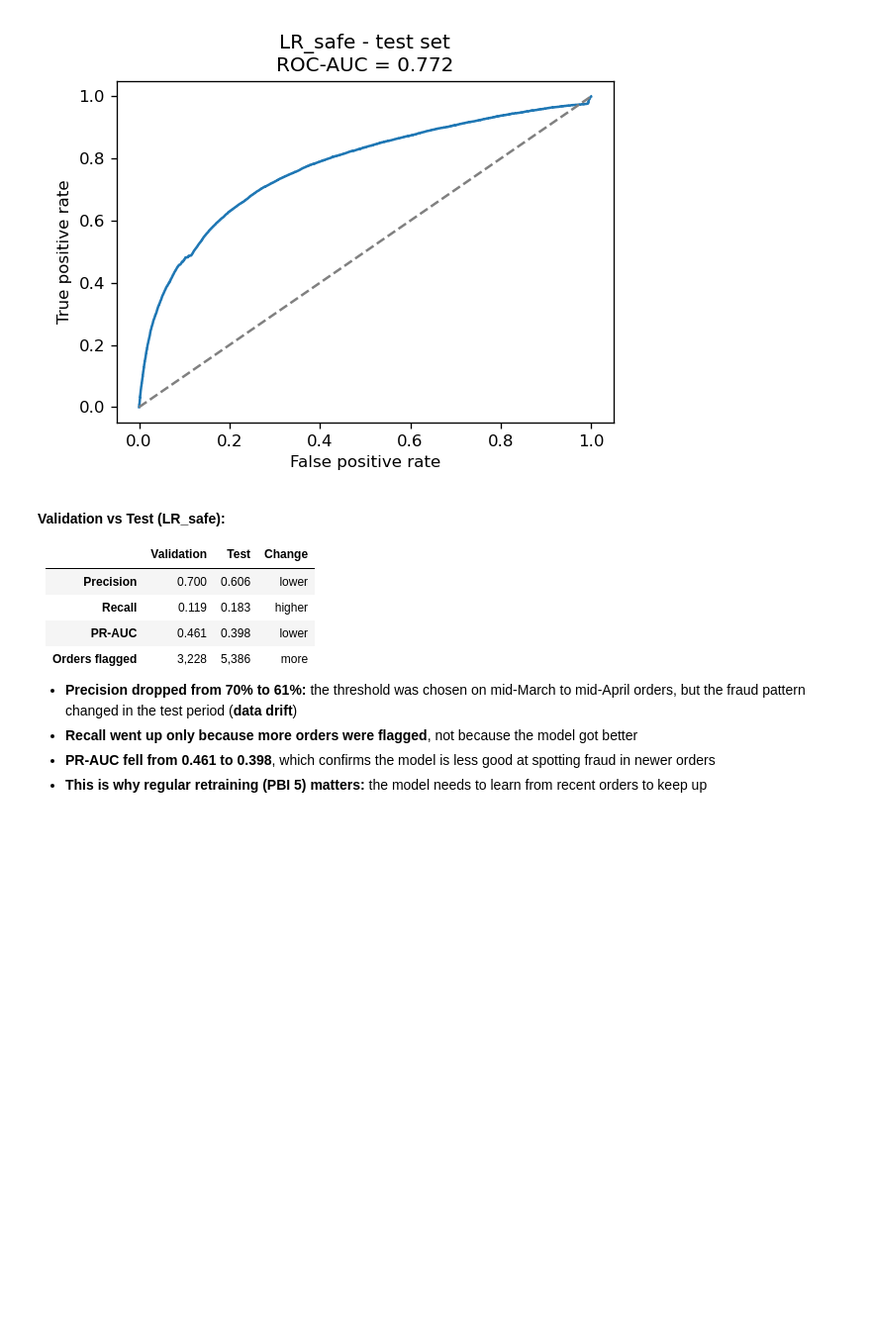
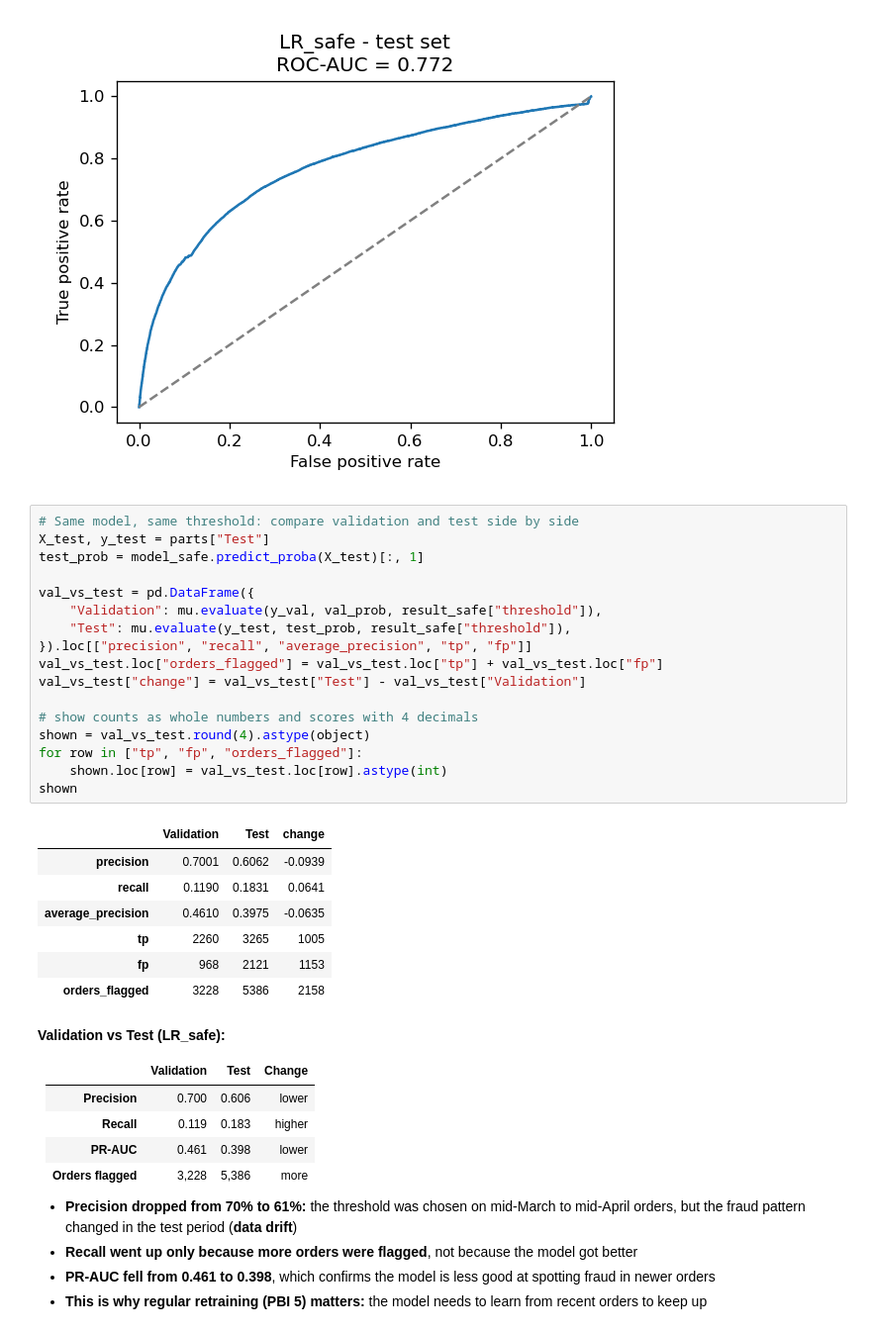
Before and after one commit to ABBYKETING/MLOps_CA1_group5, a Jupyter notebook: notebooks/logreg_yueliang.ipynb, the cells around one changed output. Shown at 99% size. Drawn from its saved outputs; the diff is of its cells as text; blank space fills up the shorter version.

```diff
--- a/notebooks/logreg_yueliang.ipynb
+++ b/notebooks/logreg_yueliang.ipynb
@@ -407,6 +412,31 @@ display(Image(plots / "confusion_matrix_test.png"), Image(plots / "precision_rec
 [figure]
 [figure]
 [figure]
+# %%
+# Same model, same threshold: compare validation and test side by side
+X_test, y_test = parts["Test"]
+test_prob = model_safe.predict_proba(X_test)[:, 1]
+
+val_vs_test = pd.DataFrame({
+    "Validation": mu.evaluate(y_val, val_prob, result_safe["threshold"]),
+    "Test": mu.evaluate(y_test, test_prob, result_safe["threshold"]),
+}).loc[["precision", "recall", "average_precision", "tp", "fp"]]
+val_vs_test.loc["orders_flagged"] = val_vs_test.loc["tp"] + val_vs_test.loc["fp"]
+val_vs_test["change"] = val_vs_test["Test"] - val_vs_test["Validation"]
+
+# show counts as whole numbers and scores with 4 decimals
+shown = val_vs_test.round(4).astype(object)
+for row in ["tp", "fp", "orders_flagged"]:
+    shown.loc[row] = val_vs_test.loc[row].astype(int)
+shown
+# %% [output]
+|  | Validation | Test | change |
+| precision | 0.7001 | 0.6062 | -0.0939 |
+| recall | 0.1190 | 0.1831 | 0.0641 |
+| average_precision | 0.4610 | 0.3975 | -0.0635 |
+| tp | 2260 | 3265 | 1005 |
+| fp | 968 | 2121 | 1153 |
+| orders_flagged | 3228 | 5386 | 2158 |
 # %% [markdown]
 **Validation vs Test (LR_safe):**
 
```
Also changed, not shown: parts of 10 cells of this notebook.
